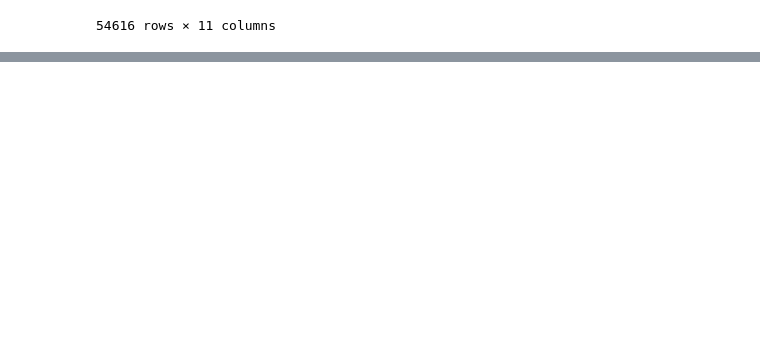
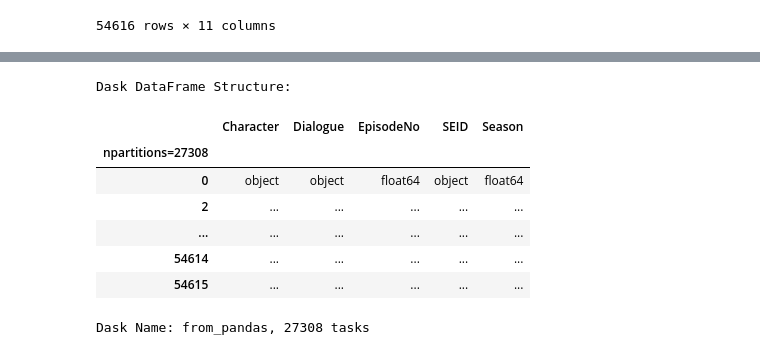
Before and after one commit to kevin-mal-smith/seinfeld, a Jupyter notebook: seinfeld_acquire.ipynb, the cells around one changed output, grey strips where cells are left out. Cells and saved outputs as stored; diff of their text form; code cells hidden in the pictures; blank space fills up the shorter version.

Commit message:
data cleaning

```diff
--- a/seinfeld_acquire.ipynb
+++ b/seinfeld_acquire.ipynb
@@ -332,0 +332,14 @@ Name: writers, dtype: int64
+# %%
+scripts_dd=dd.from_pandas(scripts,npartitions=54615)
+# %%
+scripts_dd
+# %% [output]
+Dask DataFrame Structure:
+|  | Character | Dialogue | EpisodeNo | SEID | Season |
+| npartitions=27308 |  |  |  |  |  |
+| 0 | object | object | float64 | object | float64 |
+| 2 | ... | ... | ... | ... | ... |
+| ... | ... | ... | ... | ... | ... |
+| 54614 | ... | ... | ... | ... | ... |
+| 54615 | ... | ... | ... | ... | ... |
+Dask Name: from_pandas, 27308 tasks
```
Also changed, not shown: parts of 61 cells of this notebook, 1 other file.
